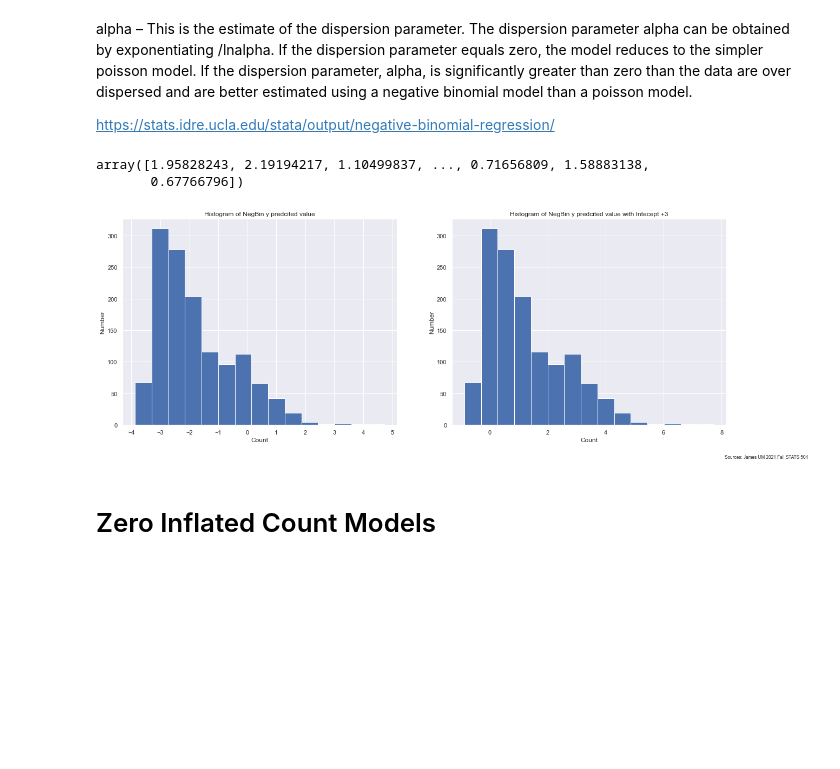
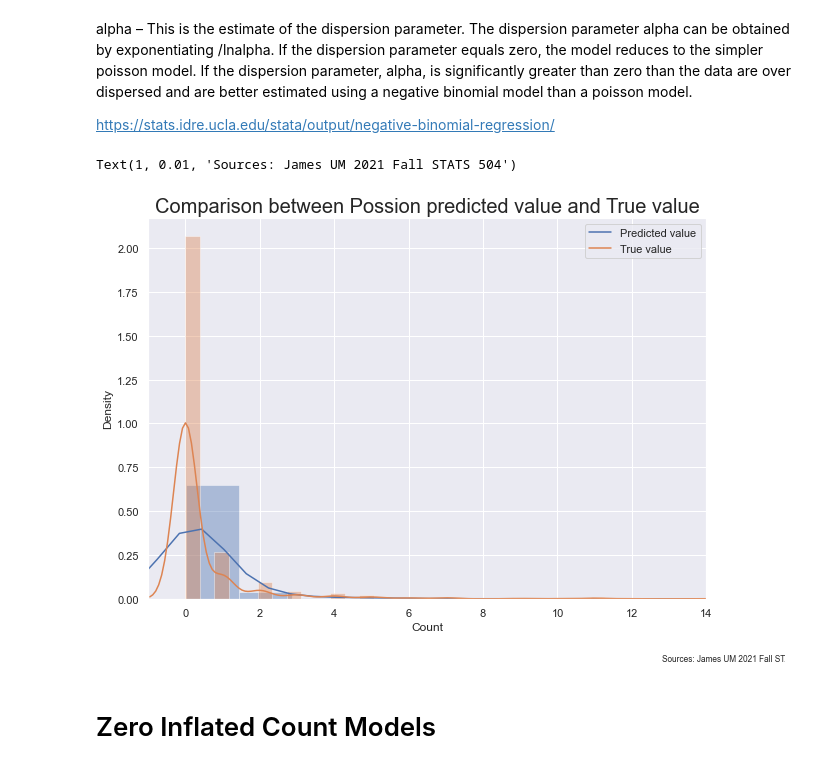
Before and after one commit to jamestang7/STATS504, a Jupyter notebook: stats504hw1.ipynb, the cells around one changed output. Saved outputs shown, nothing was run; the diff lists cells and outputs as text; code cells hidden in the pictures; blank space fills up the shorter version.

```diff
--- a/stats504hw1.ipynb
+++ b/stats504hw1.ipynb
@@ -398,36 +452,21 @@ alpha – This is the estimate of the dispersion parameter. The dispersion param
 
 https://stats.idre.ucla.edu/stata/output/negative-binomial-regression/
 # %%
-X = smf.negativebinomial(ps_formula, data=df).exog
+X = negbin.exog
 beta = np.array(nb_md.params)
-y_pred = beta @ X.T
+y_pred = negbin.predict(beta)
-# %%
-y_pred +3
-# %% [output]
-array([1.95828243, 2.19194217, 1.10499837, ..., 0.71656809, 1.58883138,
-       0.67766796])
-# %%
-# plot
-plt.figure(figsize=(20,7))
-plt.subplot(1,2,1)
-plt.hist(y_pred,
-         15)
-plt.xlabel('Count')
-plt.ylabel('Number')
-plt.title('Histogram of {}'.format('NegBin y predcited value'))
-plt.xticks(np.arange(-4,6))
-plt.grid(True)
-plt.subplot(1,2,2)
-plt.hist(y_pred+3,
-         15)
-plt.xlabel('Count')
-plt.ylabel('Number')
-plt.title('Histogram of {}'.format('NegBin y predcited value with Intecept +3'))
-plt.grid(True)
-add_sourcing(plt, 'Sources: James UM 2021 Fall STATS 504')
-
-plt.show()
-# %% [output]
-[figure, removed]
+# %%
+# Compare negbin with True value
+plt.figure(figsize=(10,7))
+sns.distplot(y_pred, bins = 80, axlabel='Count',kde = True)
+sns.distplot(df['reports'], axlabel='Count',kde = True)
+plt.legend(labels=['Predicted value','True value'],\
+          loc = 'best')
+plt.xlim(-1,14)
+plt.title('Comparison between Possion predicted value and True value', fontsize = 20)
+add_sourcing(plt, 'Sources: James UM 2021 Fall STATS 504')
+# %% [output]
+Text(1, 0.01, 'Sources: James UM 2021 Fall STATS 504')
+[figure, added]
 # %% [markdown]
 # Zero Inflated Count Models
```
Also changed, not shown: parts of 15 cells of this notebook.
